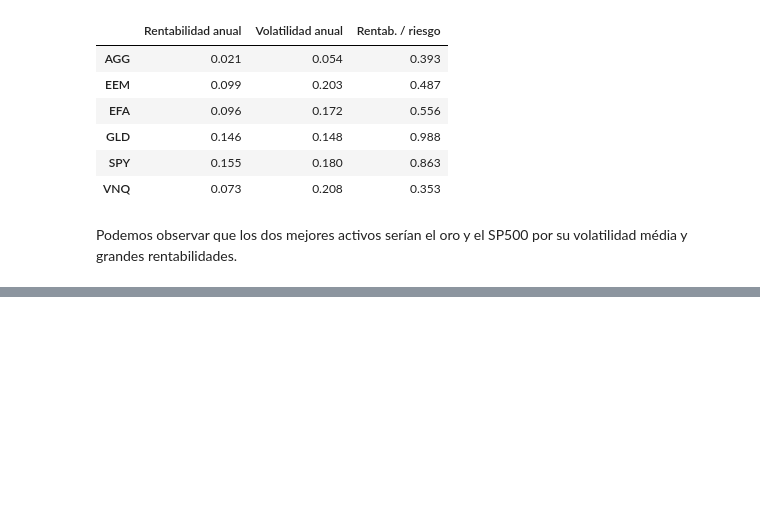
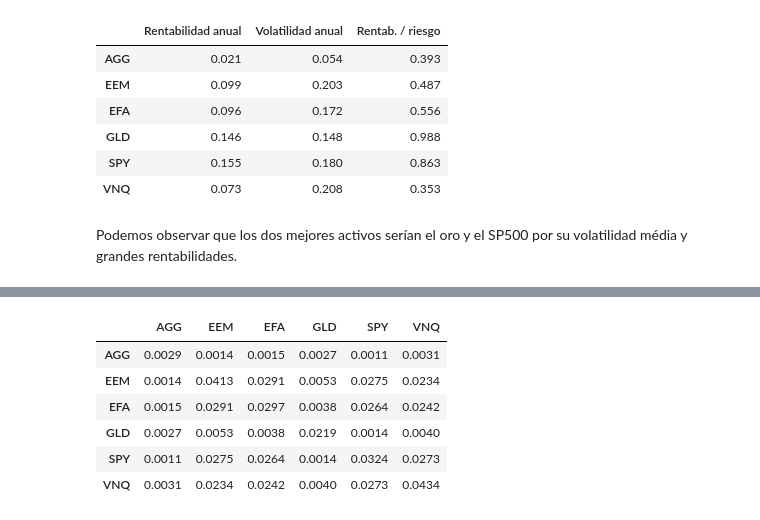
Before and after one commit to mnayala100/proyecto-cartera-markowitz, a Jupyter notebook: notebooks/02_rentabilidades.ipynb, the cells around one changed output, grey strips where cells are left out. Drawn from its saved outputs; the diff is of its cells as text; code cells hidden in the pictures; blank space fills up the shorter version.

```diff
--- a/notebooks/02_rentabilidades.ipynb
+++ b/notebooks/02_rentabilidades.ipynb
@@ -55,0 +69,16 @@ Podemos observar que los dos mejores activos serían el oro y el SP500 por su vo
+# %%
+# Covarianza anualizada (escala como la varianza: × 252, NO × raíz de 252)
+cov_anual = rentabilidades.cov() * 252
+
+# Correlaciones: la misma información, pero entre -1 y 1 (más fácil de leer)
+corr = rentabilidades.corr()
+
+cov_anual.round(4)
+# %% [output]
+|  | AGG | EEM | EFA | GLD | SPY | VNQ |
+| AGG | 0.0029 | 0.0014 | 0.0015 | 0.0027 | 0.0011 | 0.0031 |
+| EEM | 0.0014 | 0.0413 | 0.0291 | 0.0053 | 0.0275 | 0.0234 |
+| EFA | 0.0015 | 0.0291 | 0.0297 | 0.0038 | 0.0264 | 0.0242 |
+| GLD | 0.0027 | 0.0053 | 0.0038 | 0.0219 | 0.0014 | 0.0040 |
+| SPY | 0.0011 | 0.0275 | 0.0264 | 0.0014 | 0.0324 | 0.0273 |
+| VNQ | 0.0031 | 0.0234 | 0.0242 | 0.0040 | 0.0273 | 0.0434 |
```
Also changed, not shown: parts of 11 cells of this notebook, 3 other files.
